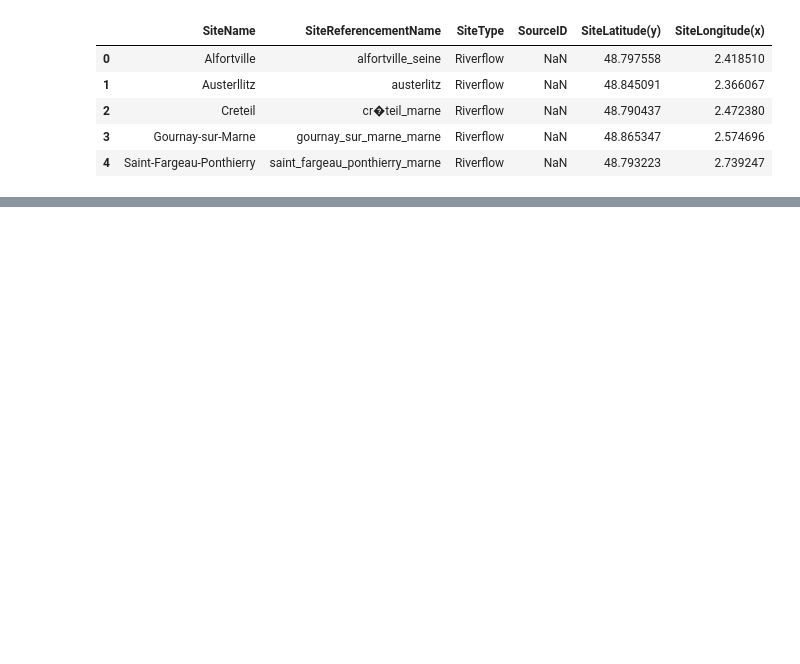
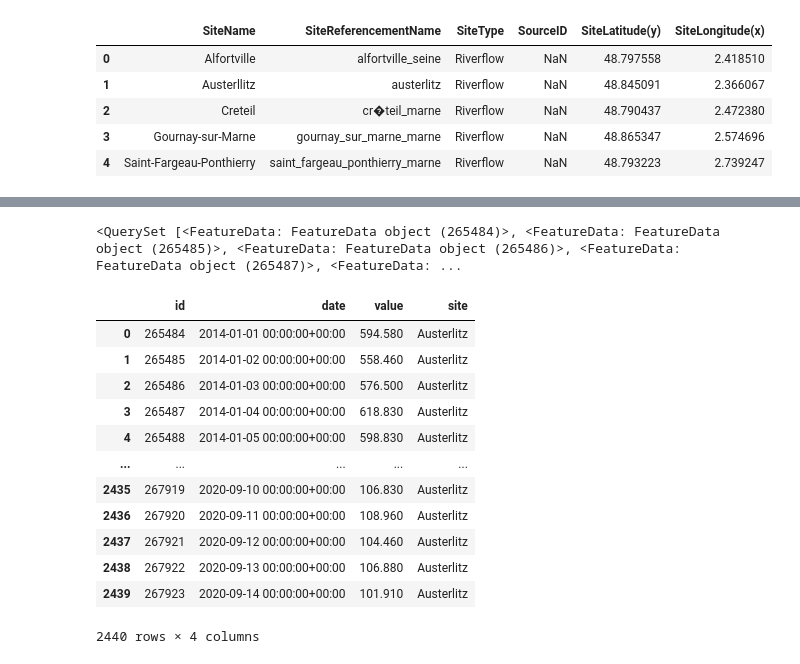
Before and after one commit to mrustl/plattform, a Jupyter notebook: import_riverflow_paris.ipynb, the cells around one changed output, grey strips where cells are left out. Drawn from its saved outputs; the diff is of its cells as text; code cells hidden in the pictures; blank space fills up the shorter version.

Commit message:
update riverflow austerlitz

```diff
--- a/import_riverflow_paris.ipynb
+++ b/import_riverflow_paris.ipynb
@@ -64,0 +77,20 @@ DoesNotExist: Site matching query does not exist.
+# %%
+FeatureData.objects.filter(site = Site.objects.get(name = "Austerlitz"))
+# %% [output]
+<QuerySet [<FeatureData: FeatureData object (265484)>, <FeatureData: FeatureData object (265485)>, <FeatureData: FeatureData object (265486)>, <FeatureData: FeatureData object (265487)>, <FeatureData: ...
+# %%
+read_frame(FeatureData.objects.filter(site = Site.objects.get(name = "Austerlitz")))
+# %% [output]
+|  | id | date | value | site |
+| 0 | 265484 | 2014-01-01 00:00:00+00:00 | 594.580 | Austerlitz |
+| 1 | 265485 | 2014-01-02 00:00:00+00:00 | 558.460 | Austerlitz |
+| 2 | 265486 | 2014-01-03 00:00:00+00:00 | 576.500 | Austerlitz |
+| 3 | 265487 | 2014-01-04 00:00:00+00:00 | 618.830 | Austerlitz |
+| 4 | 265488 | 2014-01-05 00:00:00+00:00 | 598.830 | Austerlitz |
+| ... | ... | ... | ... | ... |
+| 2435 | 267919 | 2020-09-10 00:00:00+00:00 | 106.830 | Austerlitz |
+| 2436 | 267920 | 2020-09-11 00:00:00+00:00 | 108.960 | Austerlitz |
+| 2437 | 267921 | 2020-09-12 00:00:00+00:00 | 104.460 | Austerlitz |
+| 2438 | 267922 | 2020-09-13 00:00:00+00:00 | 106.880 | Austerlitz |
+| 2439 | 267923 | 2020-09-14 00:00:00+00:00 | 101.910 | Austerlitz |
+2440 rows × 4 columns
```
Also changed, not shown: parts of 6 cells of this notebook, 4 other files.
